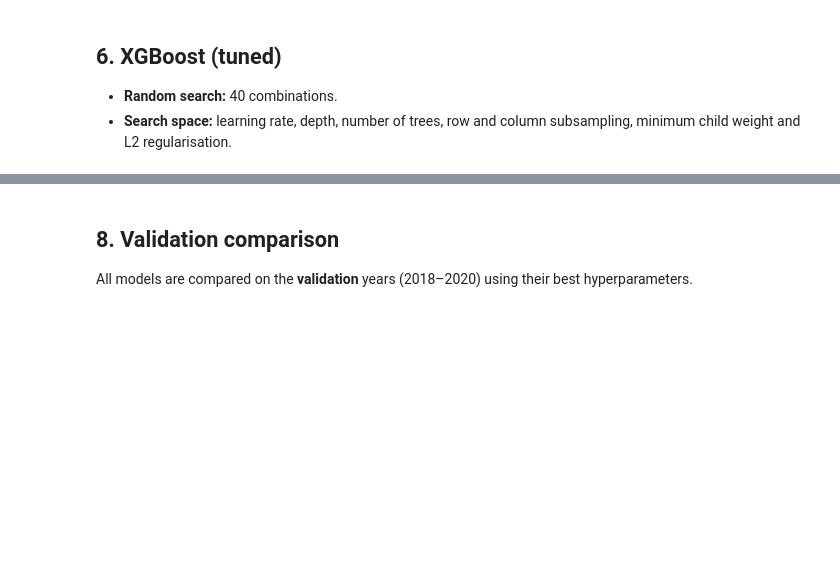
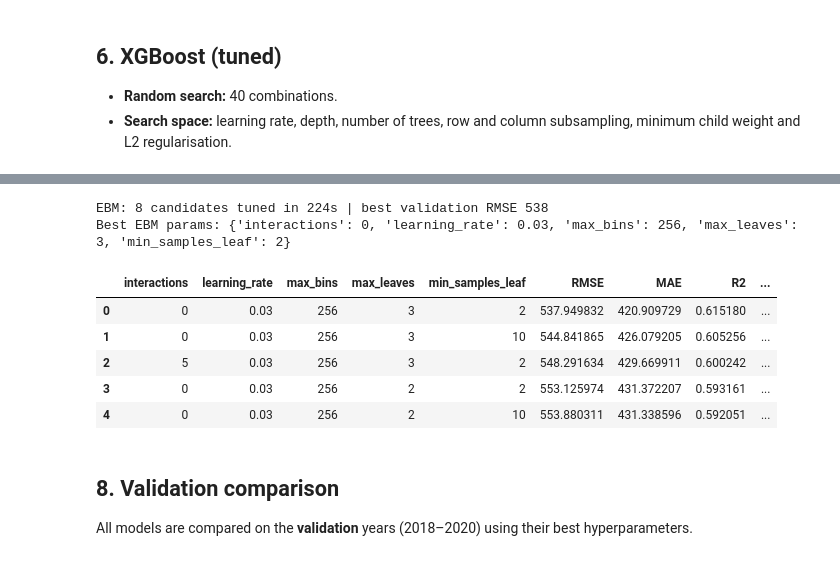
Before and after one commit to ranaweerapkhc/srilanka-paddy-yield-prediction, a Jupyter notebook: notebooks/02_modelling.ipynb, the cells around one changed output, grey strips where cells are left out. Saved outputs shown, nothing was run; the diff lists cells and outputs as text; code cells hidden in the pictures; blank space fills up the shorter version.

```diff
--- a/notebooks/02_modelling.ipynb
+++ b/notebooks/02_modelling.ipynb
@@ -208,13 +296,22 @@ This makes EBM a *glass-box* model, unlike Random Forest and XGBoost, which are
 # %%
 def make_ebm(**p):
     return ExplainableBoostingRegressor(random_state=SEED, n_jobs=-1,
                                         feature_types=["nominal", "nominal"] + ["continuous"] * len(NUMERIC), **p)
 
-ebm_space = {"learning_rate": [0.01, 0.03], "interactions": [0, 10, 20],
-             "min_samples_leaf": [2, 10], "max_bins": [128, 256]}
+ebm_space = {"learning_rate": [0.03], "max_bins": [256], "interactions": [0, 5],
+             "max_leaves": [2, 3], "min_samples_leaf": [2, 10]}
 ebm_best, ebm_res = tune(make_ebm, list(ParameterGrid(ebm_space)), "EBM")
 print("Best EBM params:", ebm_best)
 ebm_res.head()
+# %% [output]
+EBM: 8 candidates tuned in 224s | best validation RMSE 538
+Best EBM params: {'interactions': 0, 'learning_rate': 0.03, 'max_bins': 256, 'max_leaves': 3, 'min_samples_leaf': 2}
+|  | interactions | learning_rate | max_bins | max_leaves | min_samples_leaf | RMSE | MAE | R2 | ... |
+| 0 | 0 | 0.03 | 256 | 3 | 2 | 537.949832 | 420.909729 | 0.615180 | ... |
+| 1 | 0 | 0.03 | 256 | 3 | 10 | 544.841865 | 426.079205 | 0.605256 | ... |
+| 2 | 5 | 0.03 | 256 | 3 | 2 | 548.291634 | 429.669911 | 0.600242 | ... |
+| 3 | 0 | 0.03 | 256 | 2 | 2 | 553.125974 | 431.372207 | 0.593161 | ... |
+| 4 | 0 | 0.03 | 256 | 2 | 10 | 553.880311 | 431.338596 | 0.592051 | ... |
 # %% [markdown]
 ## 8. Validation comparison
 
```
Also changed, not shown: parts of 25 cells of this notebook, 26 other files.
